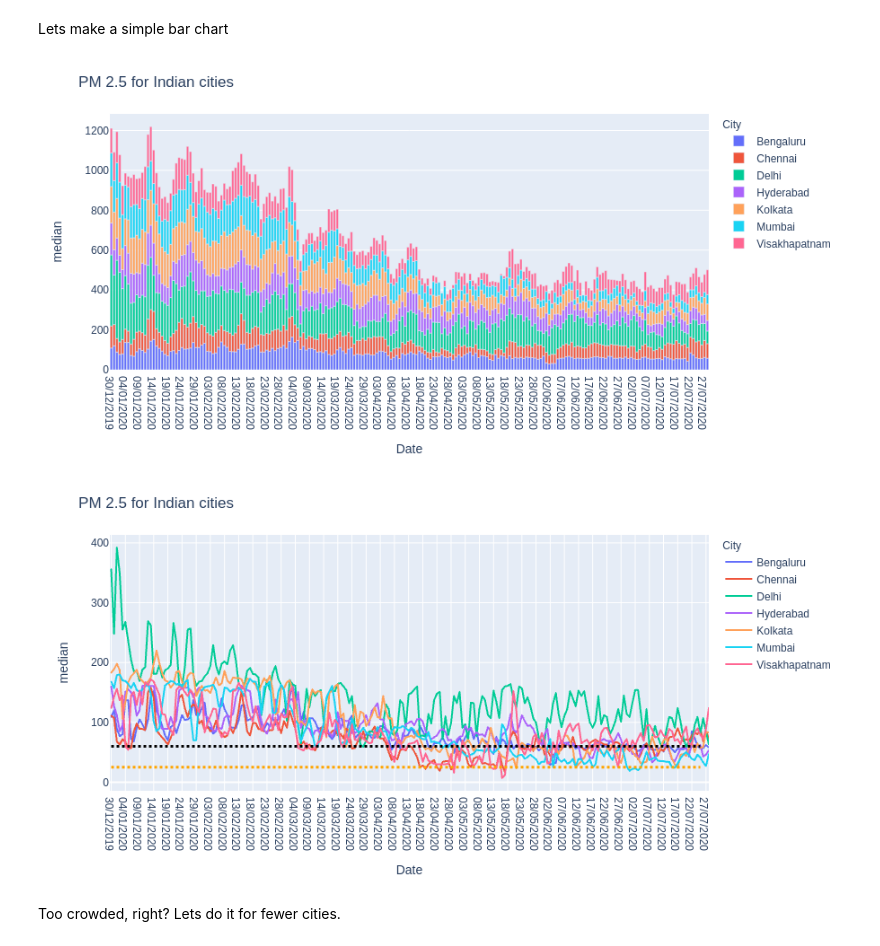
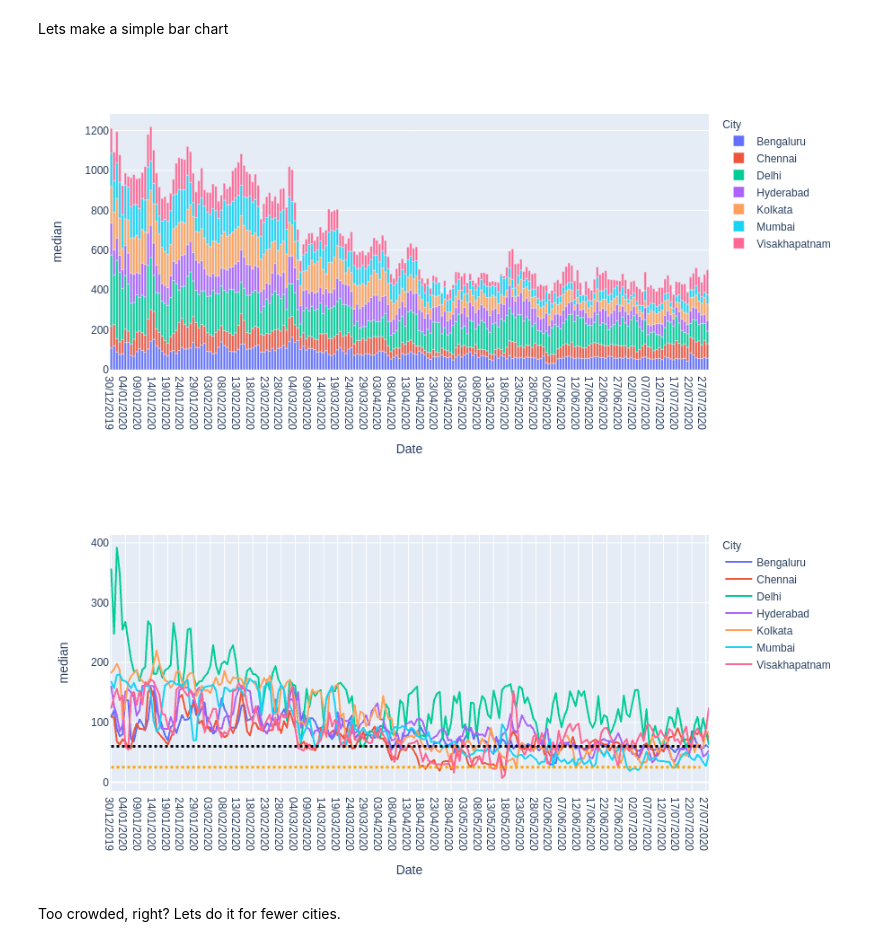
Before and after one commit to algoasylum/ExploringTheUnseen, a Jupyter notebook: code/Simpe line plots.ipynb, the cells around one changed output. Saved outputs shown, nothing was run; the diff lists cells and outputs as text; code cells hidden in the pictures.

```diff
--- a/code/Simpe line plots.ipynb
+++ b/code/Simpe line plots.ipynb
@@ -41,11 +41,11 @@ df1=df1.reset_index()
 Lets make a simple bar chart
 # %%
 fig=px.bar(df1,'Date','median',color='City')
-fig.update_layout(title="PM 2.5 for Indian cities")
+#fig.update_layout(title="PM 2.5 for Indian cities")
 fig.show()
-fig.write_image("pm2.5_barchart.png")
+fig.write_image(f'images/pm2.5_barchart.png')
 # %% [output]
-[figure, old version]
+[figure, new version]
 # %%
 fig=px.line(df1,x='Date',y='median',color='City')
 fig.add_shape(type="line",
@@ -68,10 +68,10 @@ fig.add_shape(type="line",
                 width=3,
                 dash="dot",
             ))
-fig.update_layout(title="PM 2.5 for Indian cities")
+#fig.update_layout(title="PM 2.5 for Indian cities")
 fig.show()
 # %% [output]
-[figure, old version]
+[figure, new version]
 # %% [markdown]
 Too crowded, right? Lets do it for fewer cities.
 # %%
```
Also changed, not shown: parts of 4 cells of this notebook, 5 other files.
